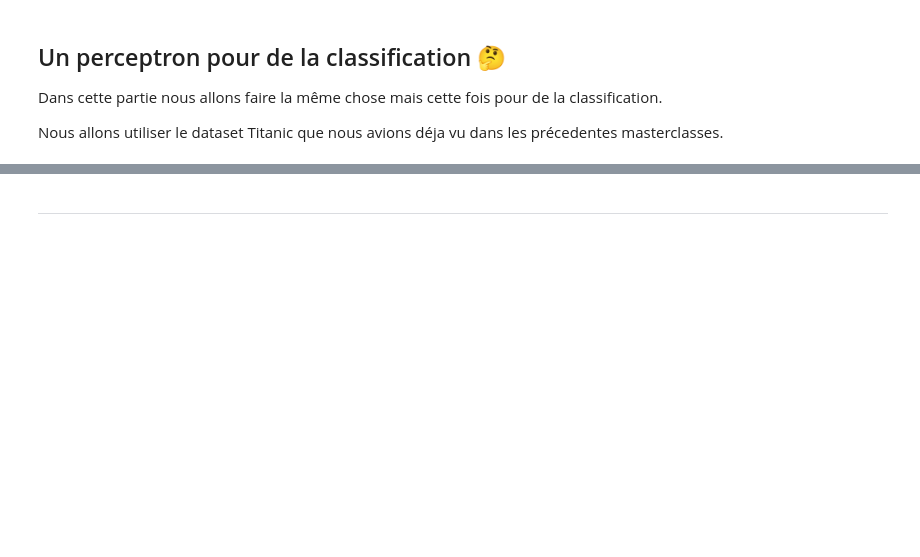
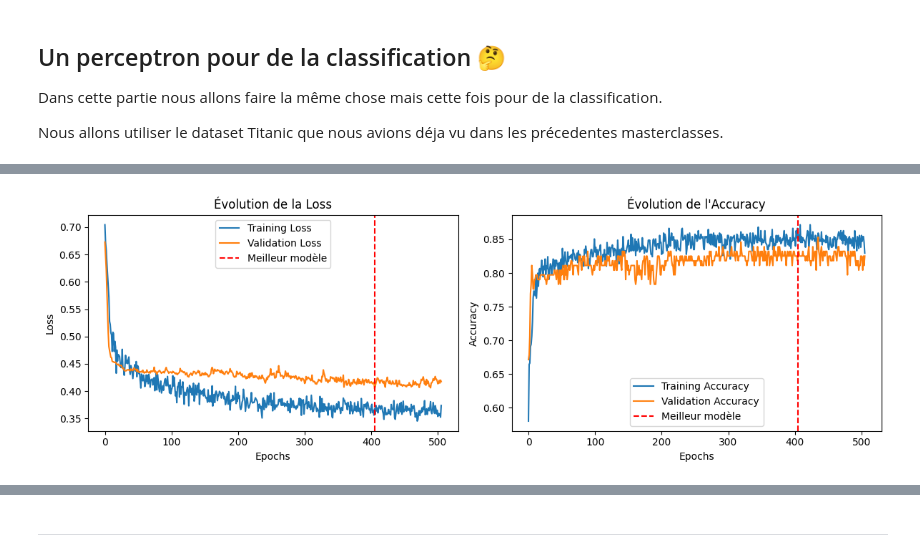
Before and after one commit to logan974/DataCupChallengeLoganFork, a Jupyter notebook: MasterClass_4/Cours4.ipynb, the cells around one changed output, grey strips where cells are left out. Cells and saved outputs as stored; diff of their text form; code cells hidden in the pictures; blank space fills up the shorter version.

```diff
--- a/MasterClass_4/Cours4.ipynb
+++ b/MasterClass_4/Cours4.ipynb
@@ -385,3 +441,31 @@ JK
+# %%
+# Visualisation de l'apprentissage avec le meilleur poids
+plt.figure(figsize=(12, 4))
+
+# Plot de la loss avec le meilleur point
+plt.subplot(1, 2, 1)
+plt.plot(history.history['loss'], label='Training Loss')
+plt.plot(history.history['val_loss'], label='Validation Loss')
+plt.axvline(x=early_stopping.best_epoch, color='r', linestyle='--', label='Meilleur modèle')
+plt.title('Évolution de la Loss')
+plt.xlabel('Epochs')
+plt.ylabel('Loss')
+plt.legend()
+
+# Plot de l'accuracy avec le meilleur point
+plt.subplot(1, 2, 2)
+plt.plot(history.history['accuracy'], label='Training Accuracy')
+plt.plot(history.history['val_accuracy'], label='Validation Accuracy')
+plt.axvline(x=early_stopping.best_epoch, color='r', linestyle='--', label='Meilleur modèle')
+plt.title('Évolution de l\'Accuracy')
+plt.xlabel('Epochs')
+plt.ylabel('Accuracy')
+plt.legend()
+
+plt.tight_layout()
+plt.show()
+# %% [output]
+[figure, added]
 # %%
 # Évaluation du modèle sur les données de test
 y_pred = model.predict(X_test_scaled)
```
Also changed, not shown: parts of 36 cells of this notebook, 8 other files.
